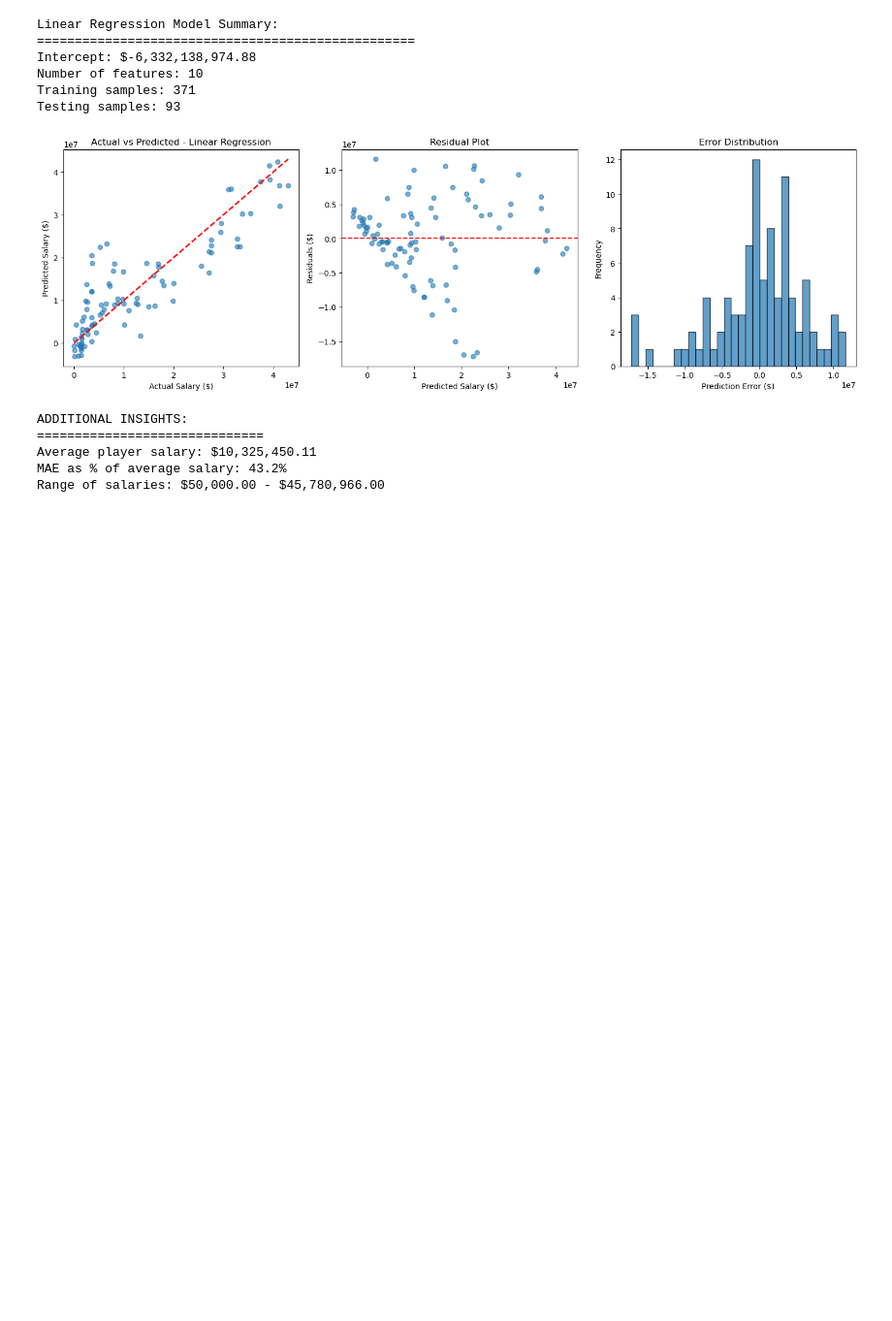
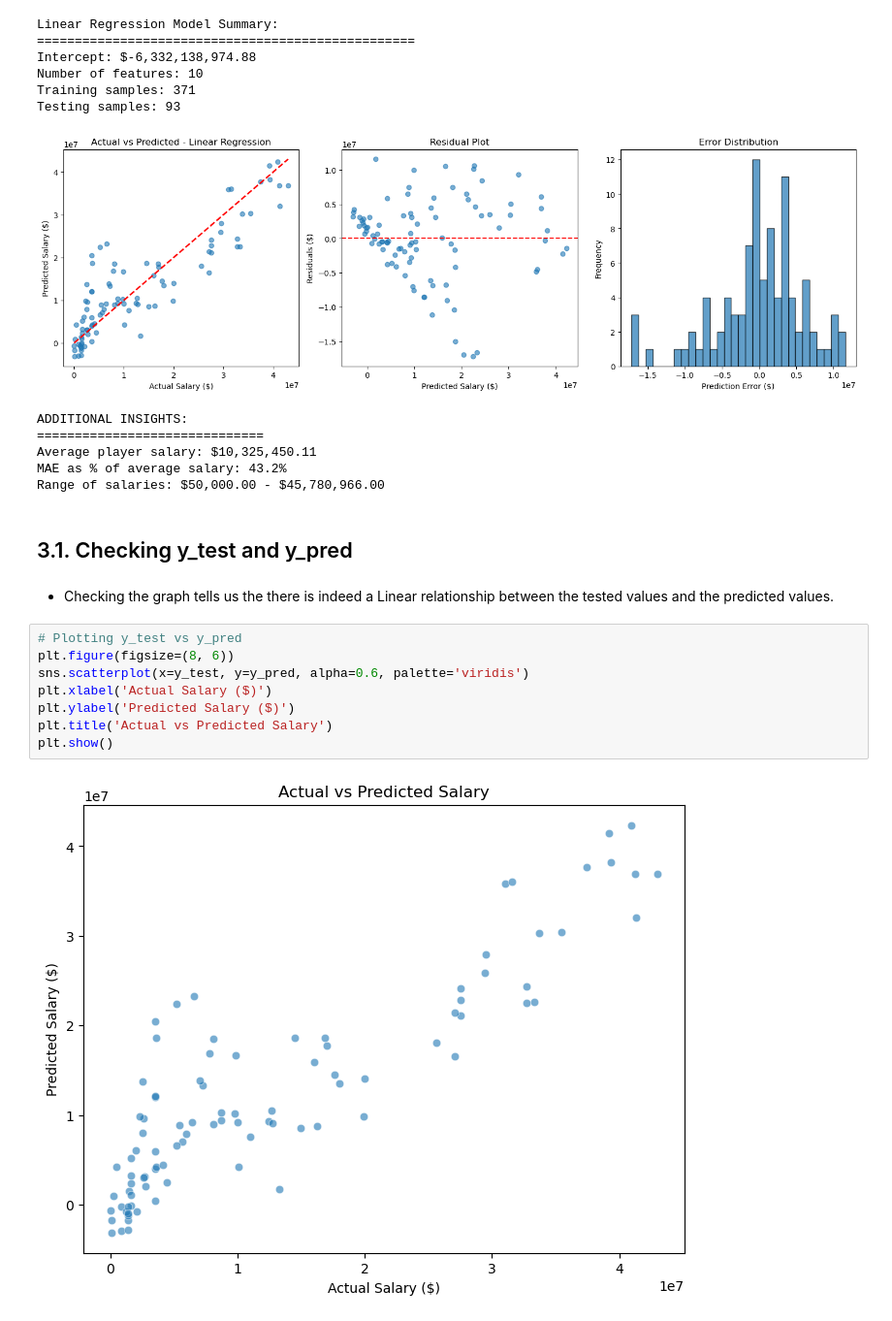
Before and after one commit to RattleBrattle/NBA-Game-Machine-learning-Regression-Model, a Jupyter notebook: Regression_model.ipynb, the cells around one changed output. Shown: that part at 97% size. Saved outputs shown, nothing was run; the diff lists cells and outputs as text; blank space fills up the shorter version.

Commit message:
Build Linear Regression model.

```diff
--- a/Regression_model.ipynb
+++ b/Regression_model.ipynb
@@ -170,3 +170,17 @@ ADDITIONAL INSIGHTS:
 Average player salary: $10,325,450.11
 MAE as % of average salary: 43.2%
 Range of salaries: $50,000.00 - $45,780,966.00
+# %% [markdown]
+## 3.1. Checking y_test and y_pred
+# %% [markdown]
+- Checking the graph tells us the there is indeed a Linear relationship between the tested values and the predicted values.
+# %%
+# Plotting y_test vs y_pred
+plt.figure(figsize=(8, 6))
+sns.scatterplot(x=y_test, y=y_pred, alpha=0.6, palette='viridis')
+plt.xlabel('Actual Salary ($)')
+plt.ylabel('Predicted Salary ($)')
+plt.title('Actual vs Predicted Salary')
+plt.show()
+# %% [output]
+[figure, added]
```
Also changed, not shown: parts of 2 cells of this notebook.
